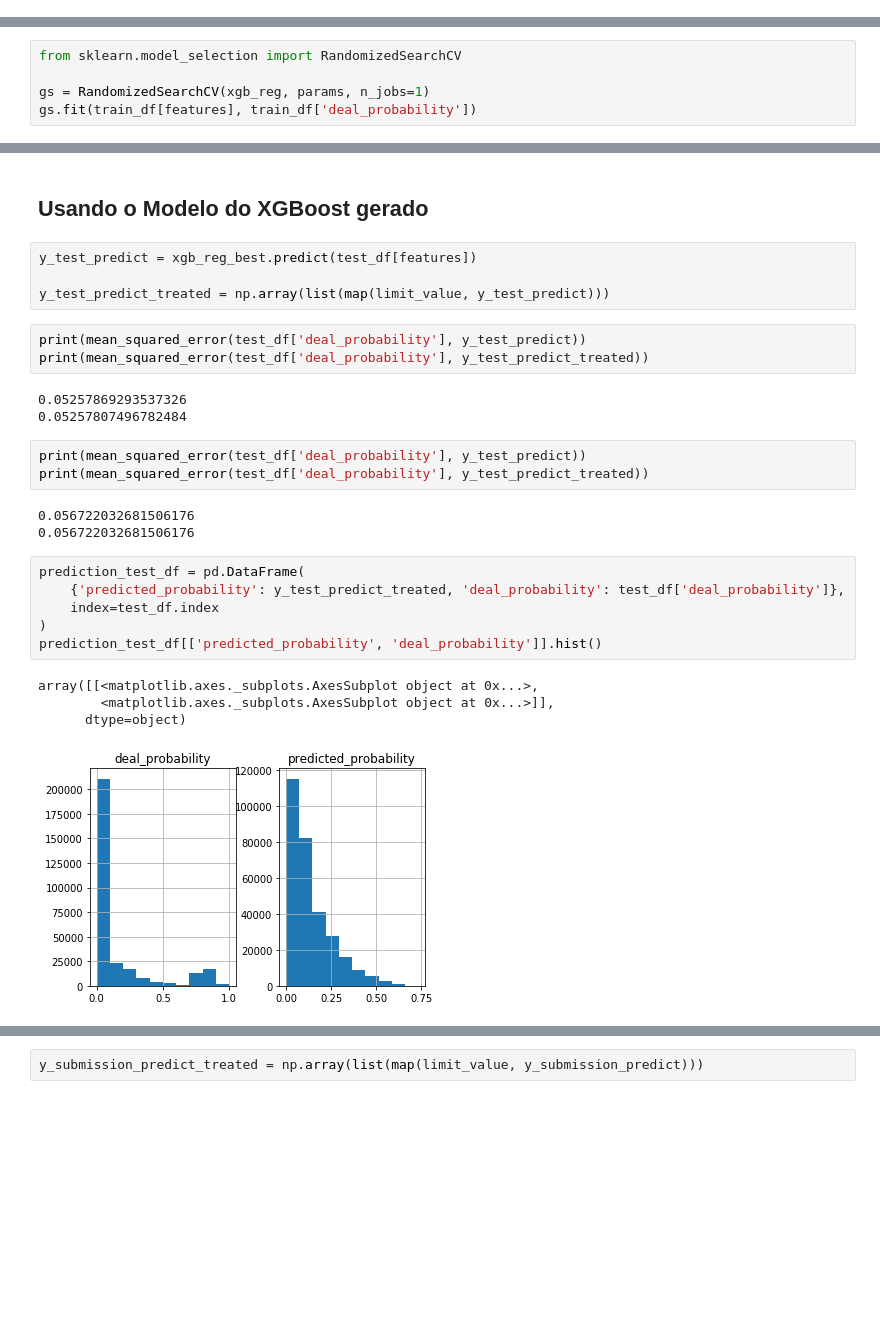
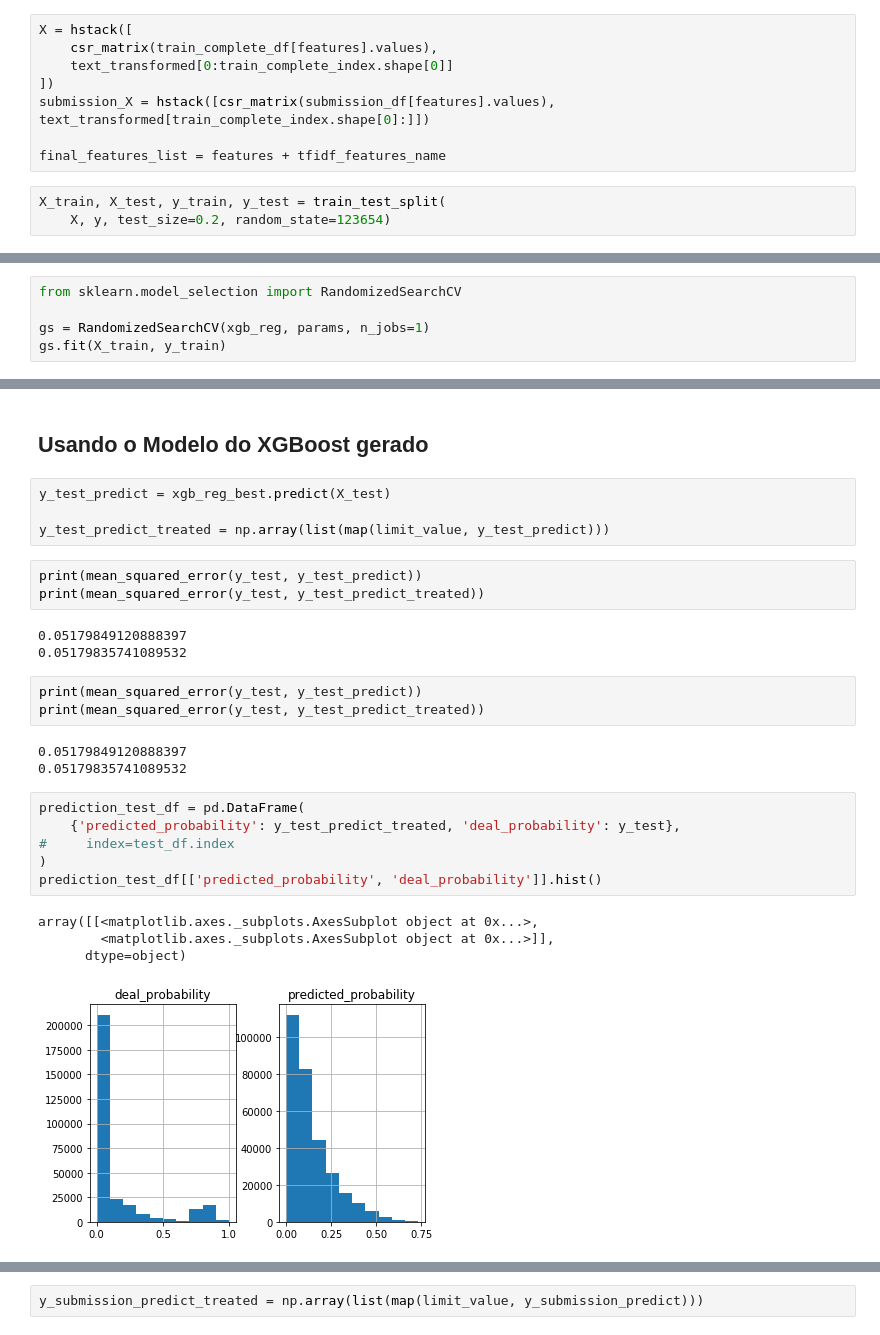
Before and after one commit to arruda/avito_challenge, a Jupyter notebook: arruda-xgb-uppercases-and-otherfields.ipynb, the cells around one changed output, grey strips where cells are left out. Saved outputs shown, nothing was run; the diff lists cells and outputs as text; blank space fills up the shorter version.

```diff
--- a/arruda-xgb-uppercases-and-otherfields.ipynb
+++ b/arruda-xgb-uppercases-and-otherfields.ipynb
@@ -168,6 +304,17 @@ features.extend([
     'num_words_description',
     'num_words_title',
 ])
+# %%
+X = hstack([
+    csr_matrix(train_complete_df[features].values),
+    text_transformed[0:train_complete_index.shape[0]]
+])
+submission_X = hstack([csr_matrix(submission_df[features].values), text_transformed[train_complete_index.shape[0]:]])
+
+final_features_list = features + tfidf_features_name
+# %%
+X_train, X_test, y_train, y_test = train_test_split(
+    X, y, test_size=0.2, random_state=123654)
 # %% [markdown]
 ## XGBoost Regressor
 # %%
@@ -198,7 +339,7 @@ xgb_reg = XGBRegressor(reg_lambda=0, n_jobs=6)
 from sklearn.model_selection import RandomizedSearchCV
 
 gs = RandomizedSearchCV(xgb_reg, params, n_jobs=1)
-gs.fit(train_df[features], train_df['deal_probability'])
+gs.fit(X_train, y_train)
 # %% [output]
 RandomizedSearchCV(cv=None, error_score='raise',
           estimator=XGBRegressor(base_score=0.5, booster='gbtree', colsample_bylevel=1,
@@ -237,32 +378,32 @@ save_model('xgb_reg_best_rsCV.pkl', xgb_reg_best)
 # %% [markdown]
 ## Usando o Modelo do XGBoost gerado
 # %%
-y_test_predict = xgb_reg_best.predict(test_df[features])
+y_test_predict = xgb_reg_best.predict(X_test)
 
 y_test_predict_treated = np.array(list(map(limit_value, y_test_predict)))
 # %%
-print(mean_squared_error(test_df['deal_probability'], y_test_predict))
-print(mean_squared_error(test_df['deal_probability'], y_test_predict_treated))
+print(mean_squared_error(y_test, y_test_predict))
+print(mean_squared_error(y_test, y_test_predict_treated))
 # %% [output]
-0.05257869293537326
-0.05257807496782484
+0.05179849120888397
+0.05179835741089532
 # %%
-print(mean_squared_error(test_df['deal_probability'], y_test_predict))
-print(mean_squared_error(test_df['deal_probability'], y_test_predict_treated))
+print(mean_squared_error(y_test, y_test_predict))
+print(mean_squared_error(y_test, y_test_predict_treated))
 # %% [output]
-0.056722032681506176
-0.056722032681506176
+0.05179849120888397
+0.05179835741089532
 # %%
 prediction_test_df = pd.DataFrame(
-    {'predicted_probability': y_test_predict_treated, 'deal_probability': test_df['deal_probability']},
-    index=test_df.index
+    {'predicted_probability': y_test_predict_treated, 'deal_probability': y_test},
+#     index=test_df.index
 )
 prediction_test_df[['predicted_probability', 'deal_probability']].hist()
 # %% [output]
 array([[<matplotlib.axes._subplots.AxesSubplot object at 0x...>,
         <matplotlib.axes._subplots.AxesSubplot object at 0x...>]],
       dtype=object)
-[figure, old version]
+[figure, new version]
 # %%
 prediction_test_df.describe()
 # %% [output]
```
Also changed, not shown: parts of 20 cells of this notebook, 5 other files.
